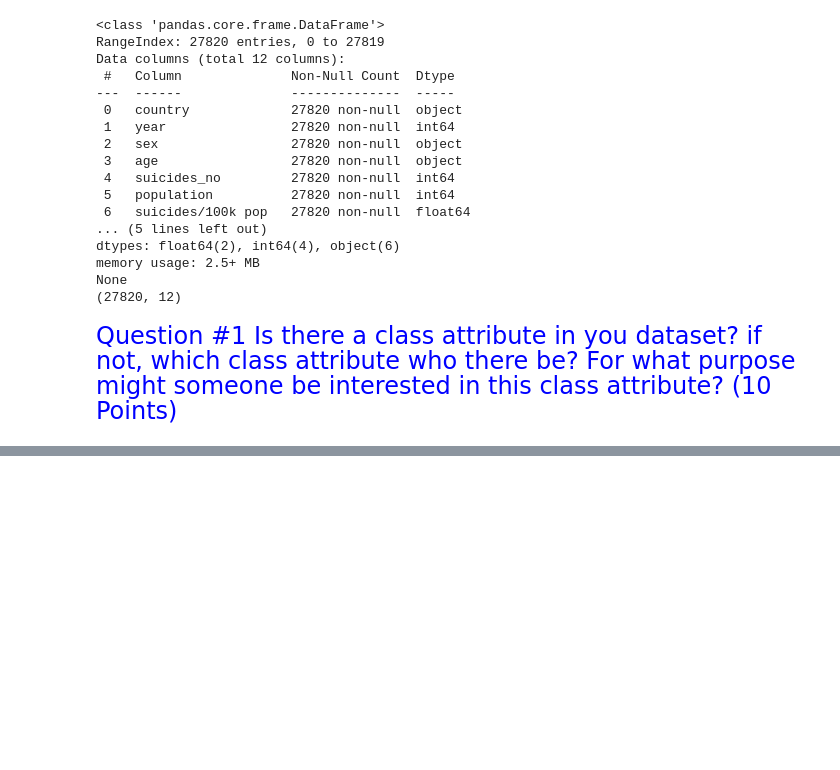
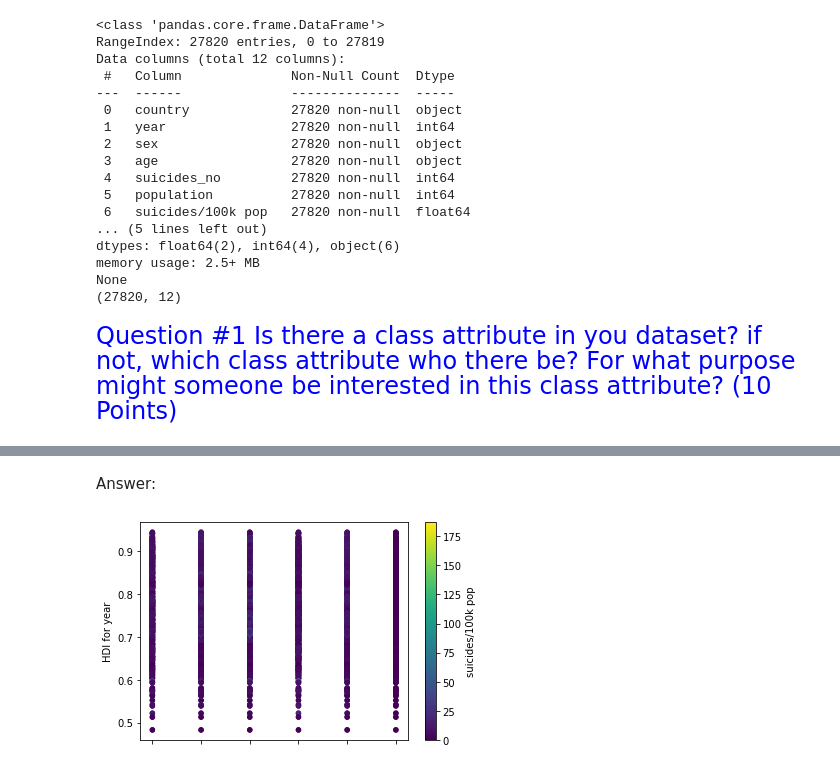
Before and after one commit to weigeng-valpo/AMOD533, a Jupyter notebook: AMOD-533 Final.ipynb, the cells around one changed output, grey strips where cells are left out. Saved outputs shown, nothing was run; the diff lists cells and outputs as text; code cells hidden in the pictures; blank space fills up the shorter version.

```diff
--- a/AMOD-533 Final.ipynb
+++ b/AMOD-533 Final.ipynb
@@ -124,0 +203,9 @@ Cuba_df[(select_columns)].describe(include='all')
+# %% [markdown]
+Answer:
+# %%
+plot=master_df.dropna().plot.scatter(x='age',
+                      y='HDI for year',
+                      c='suicides/100k pop',
+                      colormap='viridis')
+# %% [output]
+[figure, added]
```
Also changed, not shown: parts of 17 cells of this notebook.
